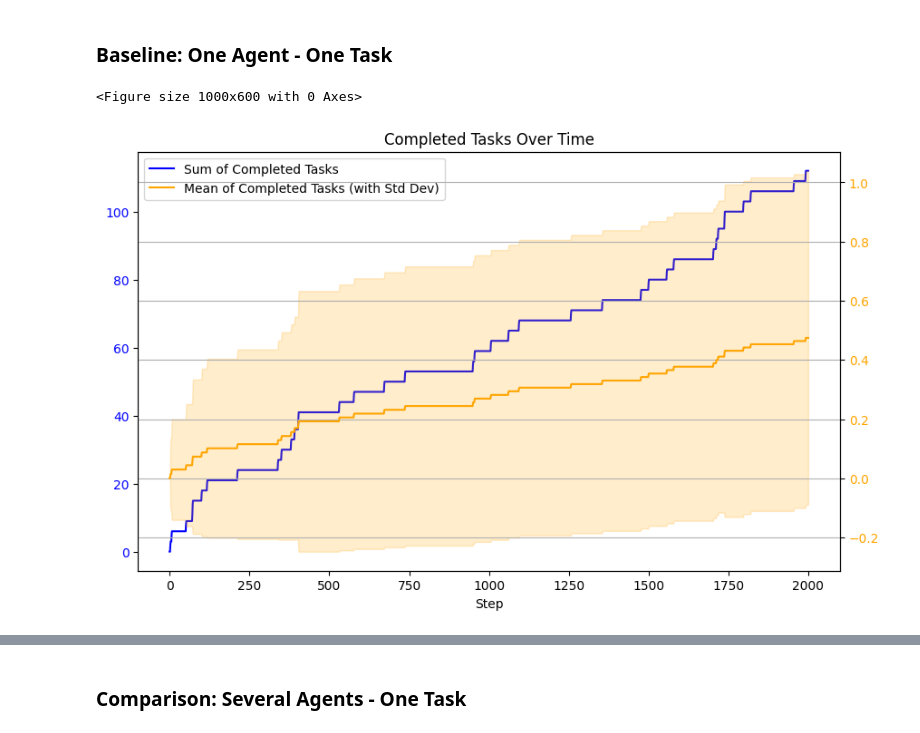
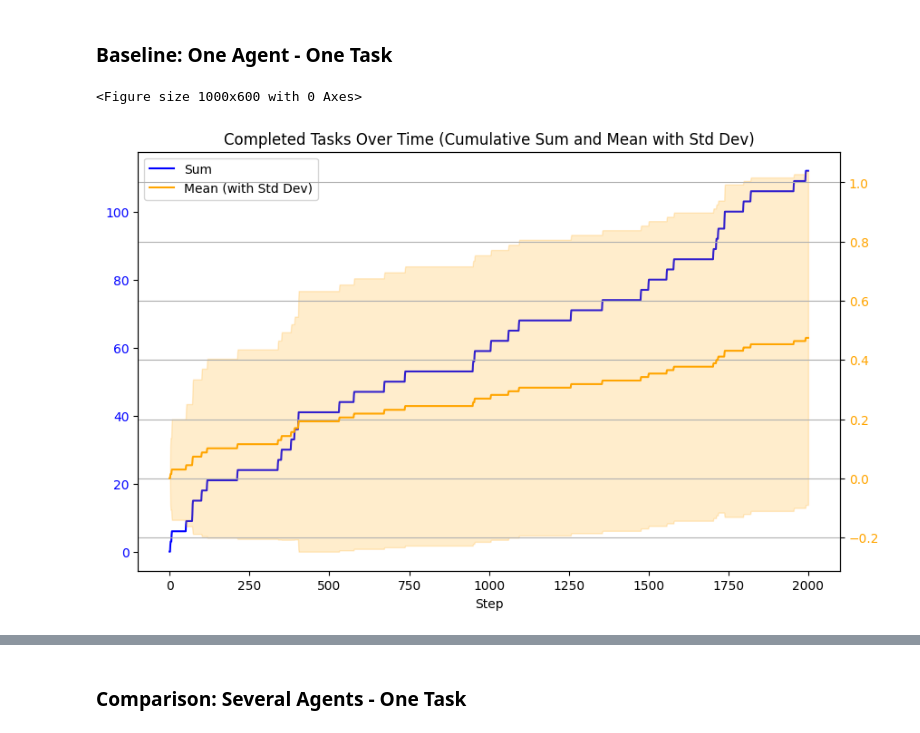
Before and after one commit to nicholas-voigt/SMU_CS603_Multi_Agent_Systems, a Jupyter notebook: assignment3/analysis.ipynb, the cells around one changed output, grey strips where cells are left out. Saved outputs shown, nothing was run; the diff lists cells and outputs as text; code cells hidden in the pictures.

```diff
--- a/assignment3/analysis.ipynb
+++ b/assignment3/analysis.ipynb
@@ -24,31 +24,31 @@ df = df.groupby("Step").agg(
 # %%
 # Plotting
 plt.figure(figsize=(10, 6))
 # Create figure with two y-axes
 fig, ax1 = plt.subplots(figsize=(10, 6))
 
 # First y-axis for Sum
-ax1.plot(df["Step"], df["Completed_Tasks_Sum"], color='blue', label='Sum of Completed Tasks')
+ax1.plot(df["Step"], df["Completed_Tasks_Sum"], color='blue', label='Sum')
 ax1.set_xlabel("Step")
 ax1.tick_params(axis='y', labelcolor='blue')
 
 # Second y-axis for Mean
 ax2 = ax1.twinx()
-ax2.plot(df["Step"], df["Completed_Tasks_Mean"], color='orange', label='Mean of Completed Tasks (with Std Dev)')
+ax2.plot(df["Step"], df["Completed_Tasks_Mean"], color='orange', label='Mean (with Std Dev)')
 ax2.fill_between(df["Step"],
                  df["Completed_Tasks_Mean"] - df["Completed_Tasks_Std"],
                  df["Completed_Tasks_Mean"] + df["Completed_Tasks_Std"],
                  color='orange', alpha=0.2)
 ax2.tick_params(axis='y', labelcolor='orange')
 
 # Combine legends
 lines1, labels1 = ax1.get_legend_handles_labels()
 lines2, labels2 = ax2.get_legend_handles_labels()
 ax1.legend(lines1 + lines2, labels1 + labels2, loc='upper left')
-plt.title("Completed Tasks Over Time")
+plt.title("Completed Tasks Over Time (Cumulative Sum and Mean with Std Dev)")
 plt.xlabel("Step")
 plt.grid()
 plt.show()
 # %% [output]
 <Figure size 1000x600 with 0 Axes>
-[figure, old version]
+[figure, new version]
```
Also changed, not shown: parts of 35 cells of this notebook, 2 other files.
